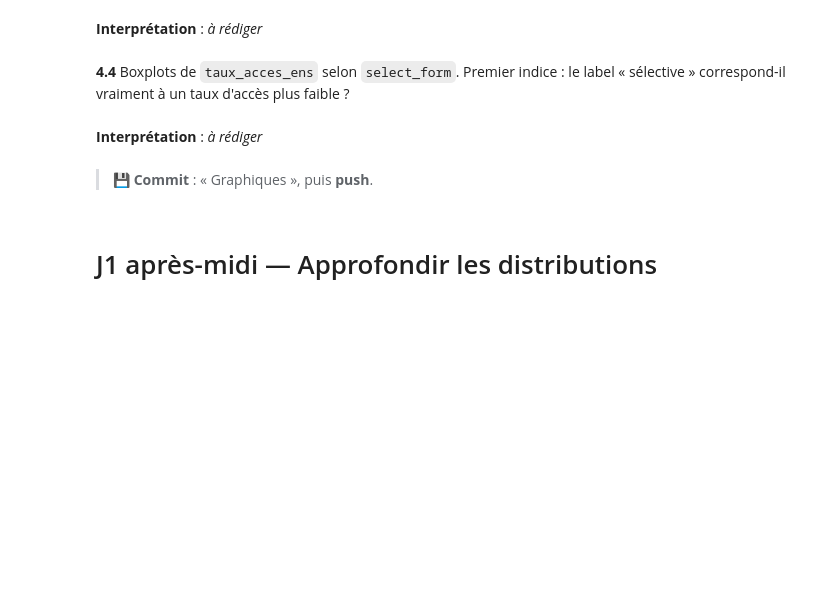
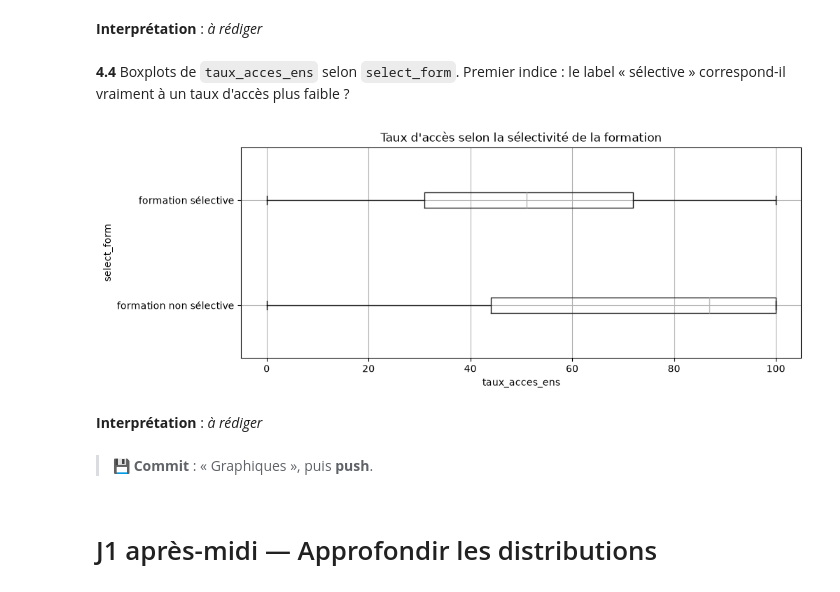
Before and after one commit to Ueihta/tp_EA_MG, a Jupyter notebook: TP_Parcoursup.ipynb, the cells around one changed output. Saved outputs shown, nothing was run; the diff lists cells and outputs as text; code cells hidden in the pictures; blank space fills up the shorter version.

```diff
--- a/TP_Parcoursup.ipynb
+++ b/TP_Parcoursup.ipynb
@@ -308,6 +344,17 @@ plt.show()
 **Interprétation** : _à rédiger_
 # %% [markdown]
 **4.4** Boxplots de `taux_acces_ens` selon `select_form`. Premier indice : le label « sélective » correspond-il vraiment à un taux d'accès plus faible ?
+# %%
+df.boxplot(column="taux_acces_ens", by="select_form", vert=False, figsize=(10, 4))
+plt.title("Taux d'accès selon la sélectivité de la formation")
+plt.suptitle(None)
+plt.xlabel("taux_acces_ens")
+
+plt.show()
+
+# Les formations non sélectives ont un taux d'accès médian bien plus élevé
+# %% [output]
+[figure, added]
 # %% [markdown]
 **Interprétation** : _à rédiger_
 # %% [markdown]
```
Also changed, not shown: parts of 2 cells of this notebook.
